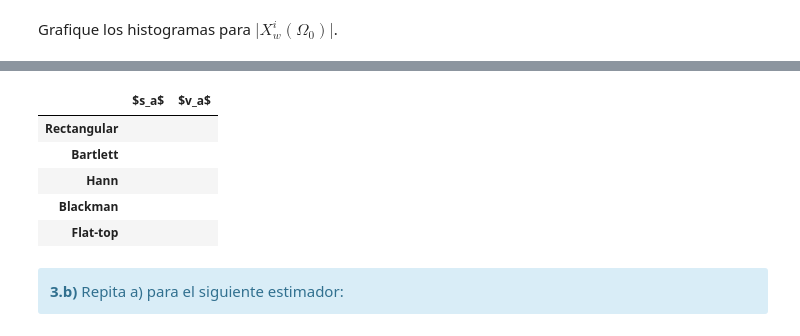
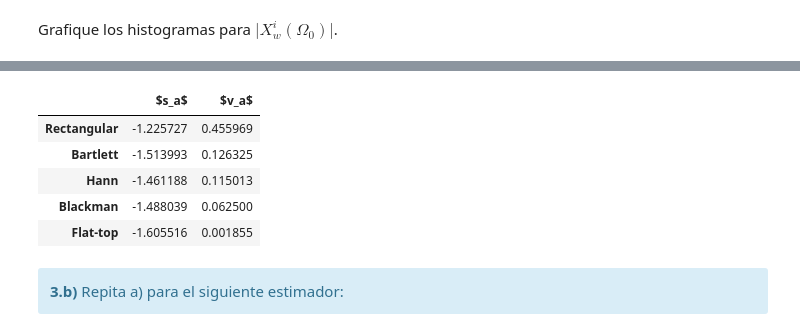
Before and after one commit to fcatuogno/PDS_TPs, a Jupyter notebook: TP2 - Ventanas.ipynb, the cells around one changed output, grey strips where cells are left out. Drawn from its saved outputs; the diff is of its cells as text; code cells hidden in the pictures.

```diff
--- a/TP2 - Ventanas.ipynb
+++ b/TP2 - Ventanas.ipynb
@@ -563,32 +638,35 @@ Grafique los histogramas para  $\lvert X^i_w(\Omega_0) \rvert$.
 # %%
 
 #######################################
 # Tu simulación que genere resultados #
 #######################################
 
 tus_resultados = [
-                   ['', ''], # <-- acá debería haber numeritos :)
-                   ['', ''], # <-- acá debería haber numeritos :)
-                   ['', ''], # <-- acá debería haber numeritos :)
-                   ['', ''], # <-- acá debería haber numeritos :)
-                   ['', ''], # <-- acá debería haber numeritos :)
+                   #['', ''], # <-- acá debería haber numeritos :)
+                   #['', ''], # <-- acá debería haber numeritos :)
+                   #['', ''], # <-- acá debería haber numeritos :)
+                   #['', ''], # <-- acá debería haber numeritos :)
+                   #['', ''], # <-- acá debería haber numeritos :)
                  ]
+
+tus_resultados = np.column_stack((sesgo,varianza))
+
 df = DataFrame(tus_resultados, columns=['$s_a$', '$v_a$'],
                index=[
                         'Rectangular',
                         'Bartlett',
                         'Hann',
                         'Blackman',
                         'Flat-top'
                      ])
 HTML(df.to_html())
 # %% [output]
 |  | $s_a$ | $v_a$ |
-| Rectangular |  |  |
-| Bartlett |  |  |
-| Hann |  |  |
-| Blackman |  |  |
-| Flat-top |  |  |
+| Rectangular | -1.225727 | 0.455969 |
+| Bartlett | -1.513993 | 0.126325 |
+| Hann | -1.461188 | 0.115013 |
+| Blackman | -1.488039 | 0.062500 |
+| Flat-top | -1.605516 | 0.001855 |
 # %% [markdown]
 <div class="alert alert-block alert-info">
 <b>3.b)</b> Repita a) para el siguiente estimador:
```
Also changed, not shown: parts of 6 cells of this notebook.
